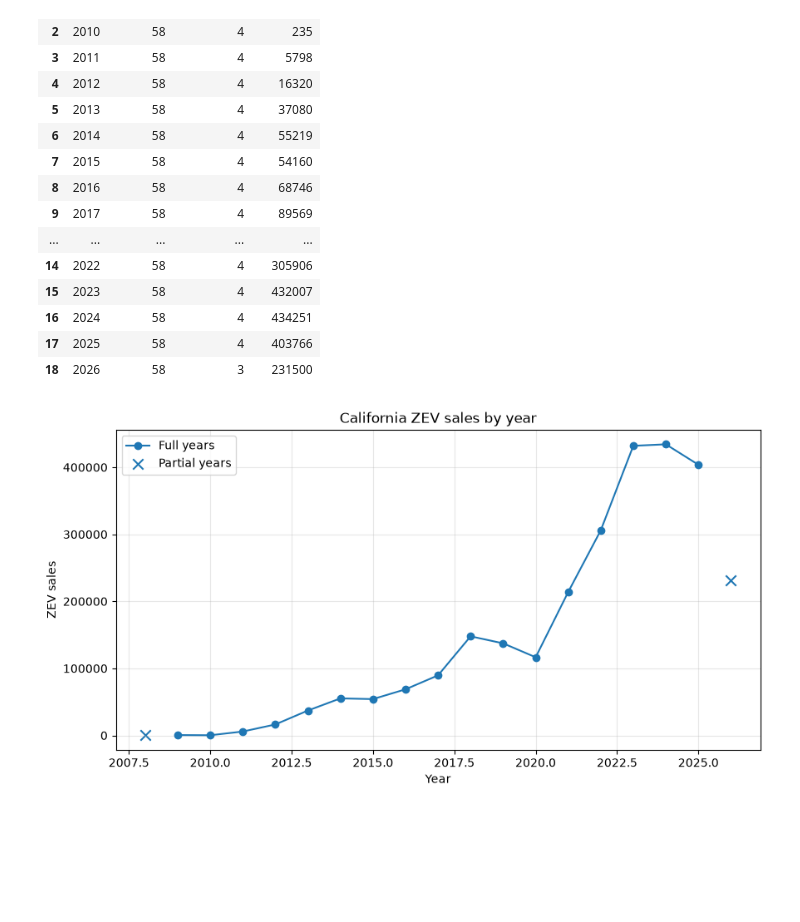
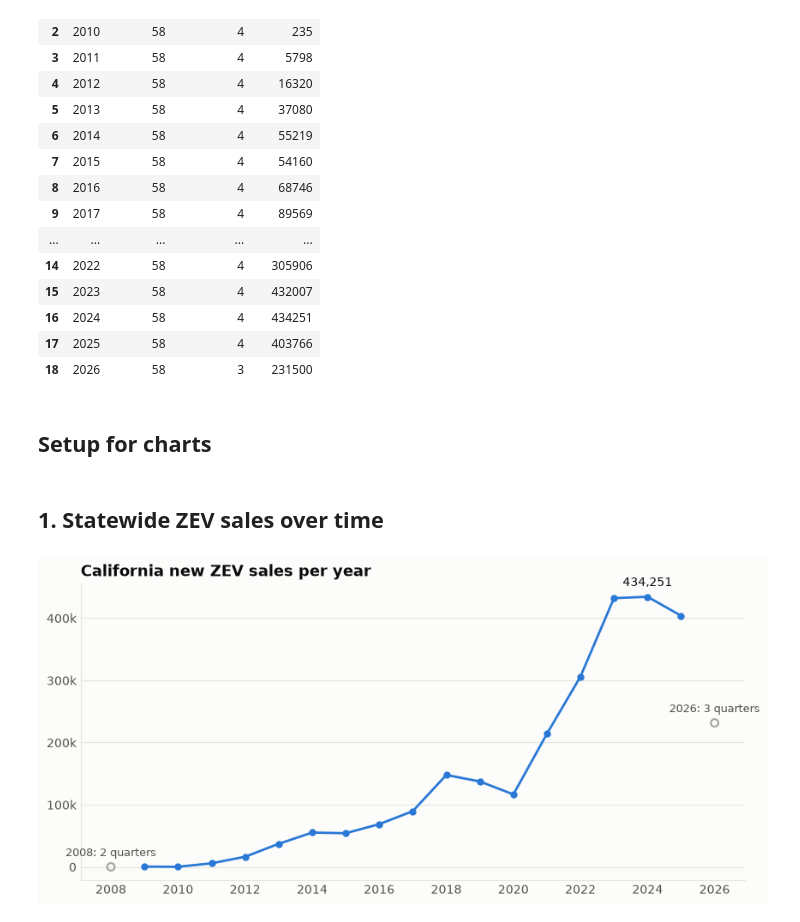
Before and after one commit to AndrewAllegretti/Ev-Adoption-Forecast, a Jupyter notebook: notebooks/01_eda.ipynb, the cells around one changed output. Drawn from its saved outputs; the diff is of its cells as text; code cells hidden in the pictures; blank space fills up the shorter version.

```diff
--- a/notebooks/01_eda.ipynb
+++ b/notebooks/01_eda.ipynb
@@ -41,19 +41,47 @@ annual
 | 16 | 2024 | 58 | 4 | 434251 |
 | 17 | 2025 | 58 | 4 | 403766 |
 | 18 | 2026 | 58 | 3 | 231500 |
-# %%
-complete = annual[annual["n_quarters"] == 4]
-partial = annual[annual["n_quarters"] < 4]
-
-fig, ax = plt.subplots(figsize=(10, 5))
-ax.plot(complete["year"], complete["zev_sales"], marker="o", label="Full years")
-ax.scatter(partial["year"], partial["zev_sales"], marker="x", s=80,
-           label="Partial years")
-
-ax.set(title="California ZEV sales by year",
-       xlabel="Year", ylabel="ZEV sales")
-ax.legend()
-ax.grid(True, alpha=0.3)
-plt.show()
-# %% [output]
-[figure, removed]
+# %% [markdown]
+## Setup for charts
+# %%
+from matplotlib.ticker import FuncFormatter, PercentFormatter
+
+joined = pd.read_csv(path.parent / "zev_census_county_year.csv")
+
+# One accent hue; everything else stays in neutral ink so the data carries the color.
+BLUE, MUTED = "#2a78d6", "#a3a29c"
+INK, INK_2, GRID = "#0b0b0b", "#52514e", "#e6e5e1"
+plt.rcParams.update({
+    "figure.facecolor": "#fcfcfb", "axes.facecolor": "#fcfcfb",
+    "axes.edgecolor": GRID, "axes.labelcolor": INK_2, "axes.titlecolor": INK,
+    "axes.titlesize": 13, "axes.titleweight": "bold", "axes.titlelocation": "left",
+    "axes.spines.top": False, "axes.spines.right": False,
+    "axes.grid": True, "grid.color": GRID, "grid.linewidth": 0.8, "axes.axisbelow": True,
+    "xtick.color": INK_2, "ytick.color": INK_2, "xtick.major.size": 0, "ytick.major.size": 0,
+    "lines.linewidth": 2, "font.size": 10,
+})
+thousands = FuncFormatter(lambda v, _: f"{v / 1000:,.0f}k" if v else "0")
+# %% [markdown]
+## 1. Statewide ZEV sales over time
+# %%
+complete = annual[annual["n_quarters"] == 4]
+partial = annual[annual["n_quarters"] < 4]
+
+fig, ax = plt.subplots(figsize=(10, 4.5))
+ax.plot(complete["year"], complete["zev_sales"], color=BLUE, marker="o", markersize=5)
+ax.scatter(partial["year"], partial["zev_sales"], s=40, facecolors="none",
+           edgecolors=MUTED, linewidths=1.5, zorder=3)
+for _, r in partial.iterrows():
+    ax.annotate(f"{r.year}: {r.n_quarters} quarters", (r.year, r.zev_sales),
+                xytext=(0, 9), textcoords="offset points", ha="center", color=INK_2, fontsize=9)
+peak = complete.loc[complete["zev_sales"].idxmax()]
+ax.annotate(f"{peak.zev_sales:,.0f}", (peak.year, peak.zev_sales),
+            xytext=(0, 9), textcoords="offset points", ha="center", color=INK)
+
+ax.set_title("California new ZEV sales per year")
+ax.yaxis.set_major_formatter(thousands)
+ax.set_xticks(range(2008, 2027, 2))
+ax.grid(axis="x", visible=False)
+plt.show()
+# %% [output]
+[figure, added]
```
Also changed, not shown: parts of 14 cells of this notebook, 5 other files.
